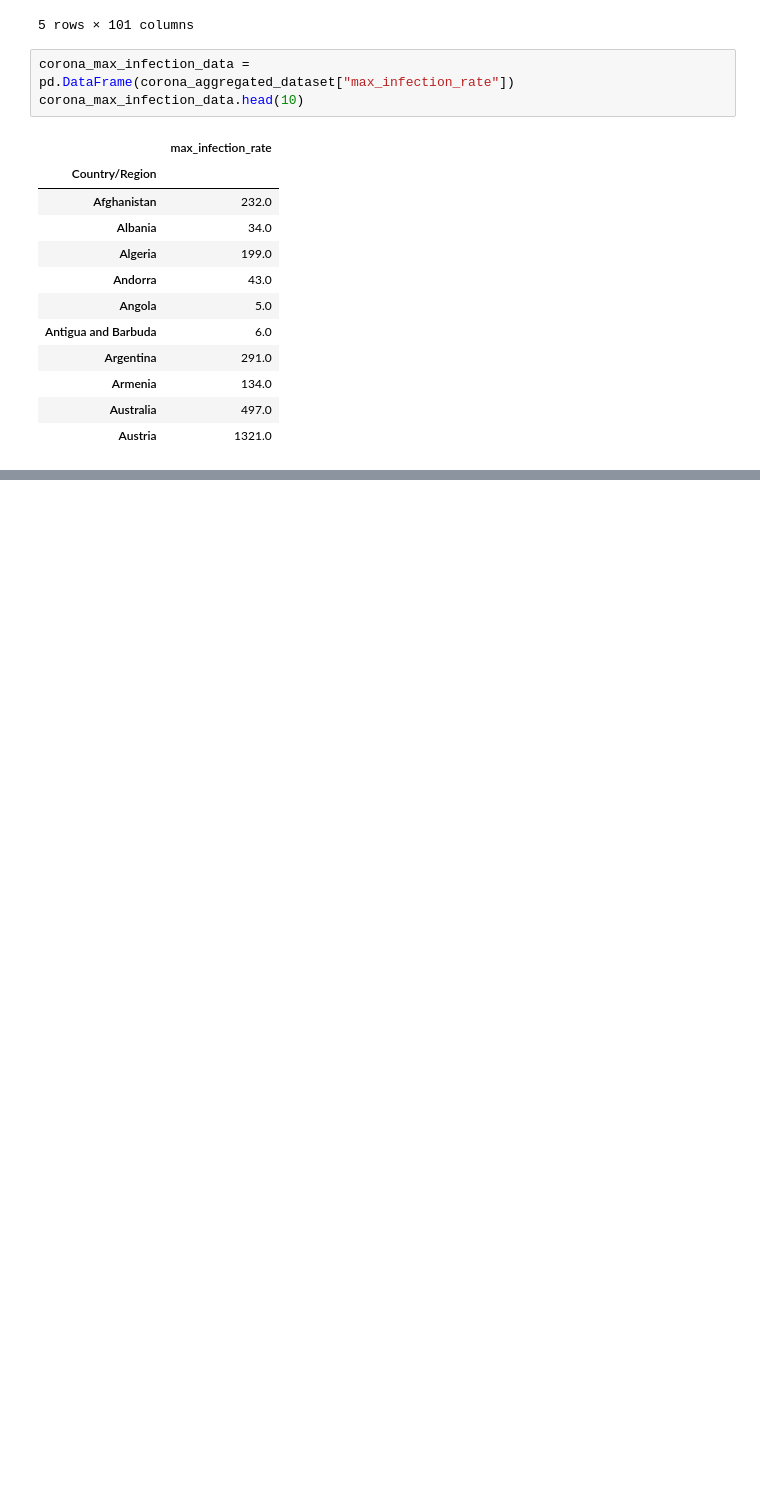
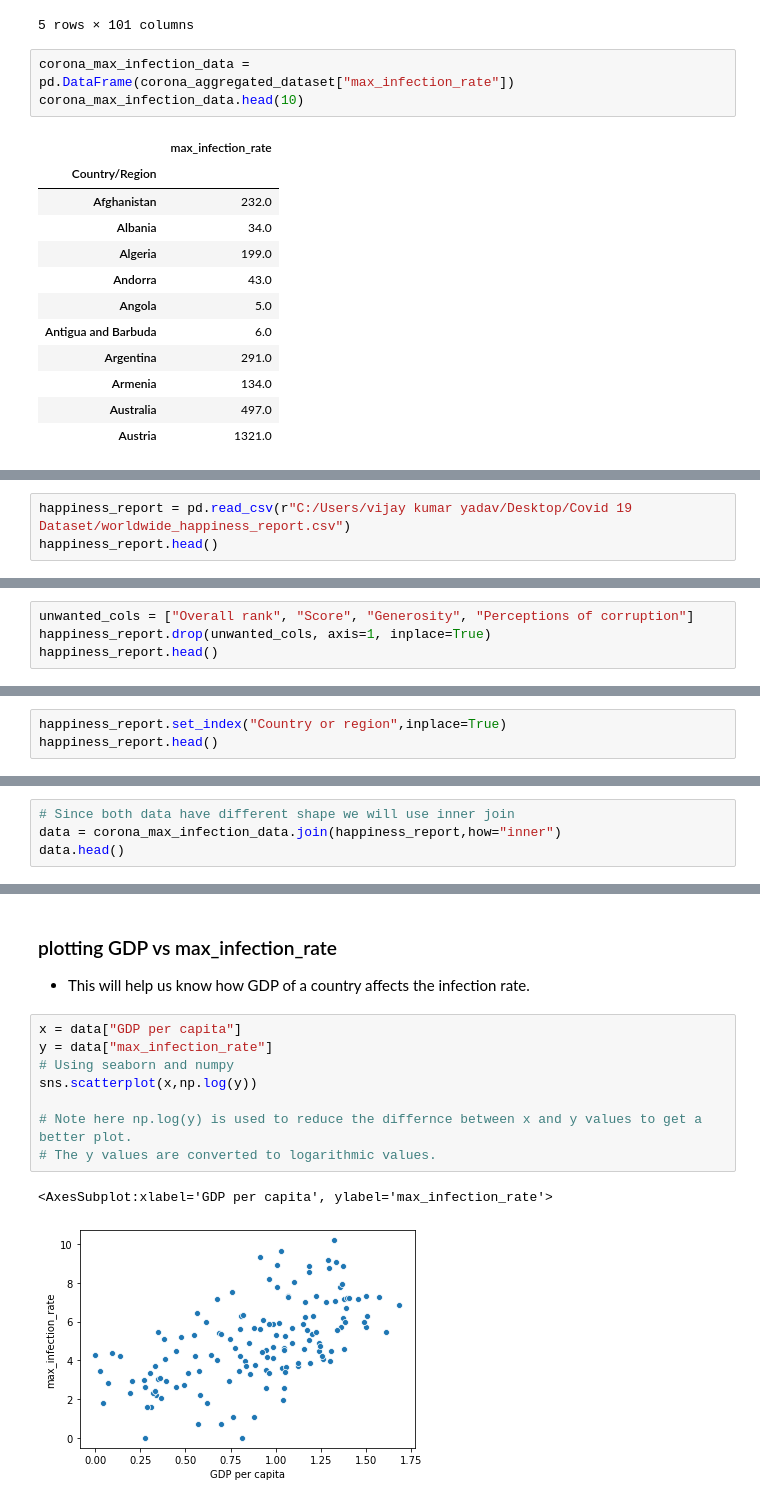
Before and after one commit to Thunderbolt9/Covid_19-analysis, a Jupyter notebook: Covid 19 data analysis using python.ipynb, the cells around one changed output, grey strips where cells are left out. Cells and saved outputs as stored; diff of their text form; blank space fills up the shorter version.

```diff
--- a/Covid 19 data analysis using python.ipynb
+++ b/Covid 19 data analysis using python.ipynb
@@ -142,0 +151,3 @@ corona_max_infection_data.head(10)
+# %%
+happiness_report = pd.read_csv(r"C:/Users/vijay kumar yadav/Desktop/Covid 19 Dataset/worldwide_happiness_report.csv")
+happiness_report.head()
@@ -142,0 +166,4 @@ corona_max_infection_data.head(10)
+# %%
+unwanted_cols = ["Overall rank", "Score", "Generosity", "Perceptions of corruption"]
+happiness_report.drop(unwanted_cols, axis=1, inplace=True)
+happiness_report.head()
@@ -142,0 +181,3 @@ corona_max_infection_data.head(10)
+# %%
+happiness_report.set_index("Country or region",inplace=True)
+happiness_report.head()
@@ -142,0 +201,4 @@ corona_max_infection_data.head(10)
+# %%
+# Since both data have different shape we will use inner join
+data = corona_max_infection_data.join(happiness_report,how="inner")
+data.head()
@@ -142,0 +226,14 @@ corona_max_infection_data.head(10)
+# %% [markdown]
+### plotting GDP vs  max_infection_rate
+- This will help us know how GDP of a country affects the infection rate.
+# %%
+x = data["GDP per capita"]
+y = data["max_infection_rate"]
+# Using seaborn and numpy
+sns.scatterplot(x,np.log(y))
+
+# Note here np.log(y) is used to reduce the differnce between x and y values to get a better plot.
+# The y values are converted to logarithmic values.
+# %% [output]
+<AxesSubplot:xlabel='GDP per capita', ylabel='max_infection_rate'>
+[figure, added]
```
Also changed, not shown: parts of 18 cells of this notebook.
